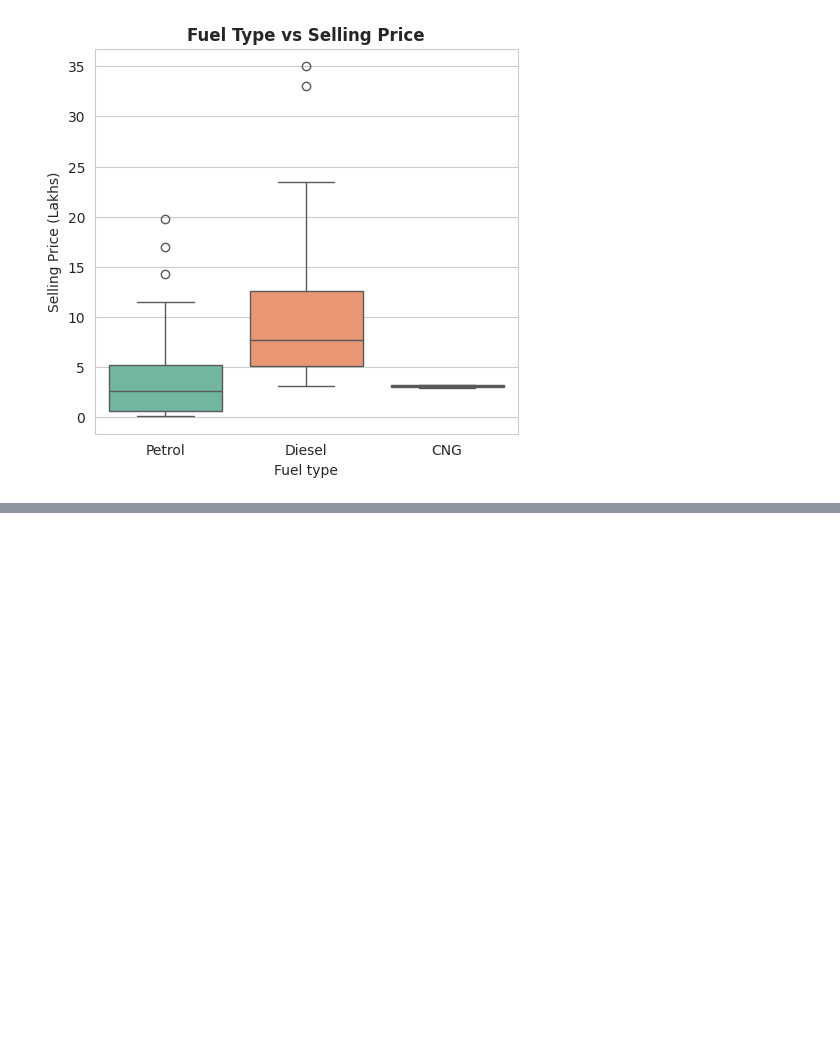
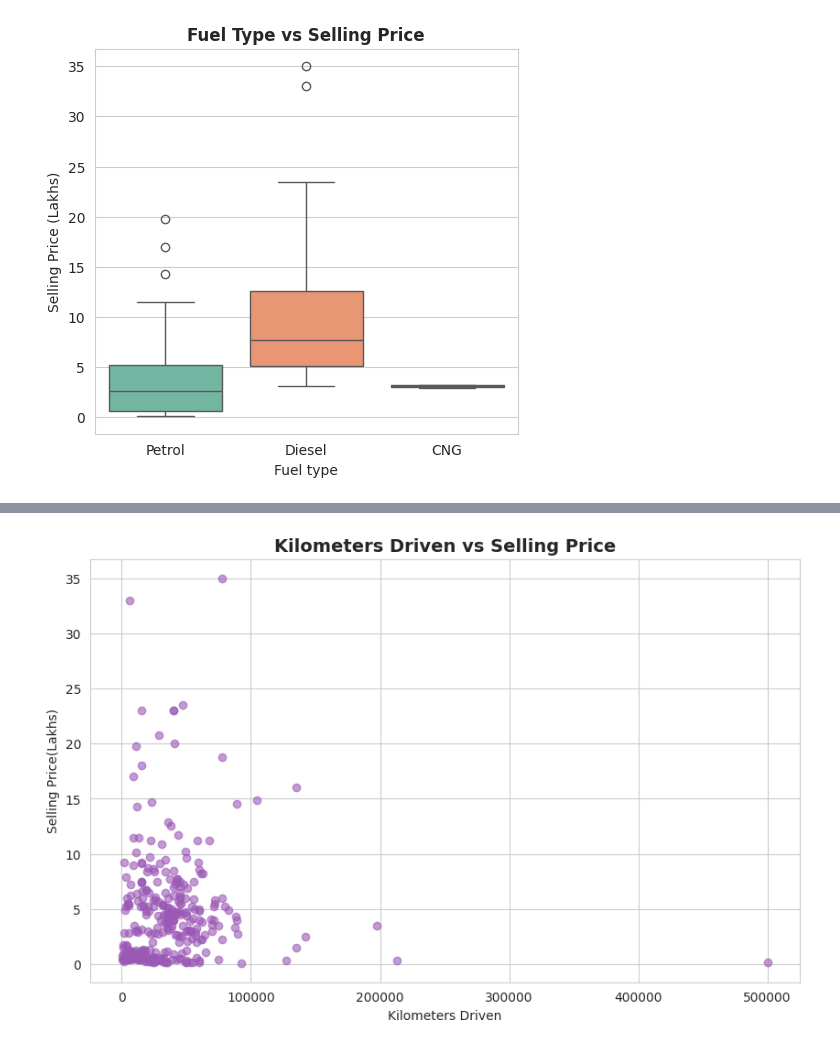
Before and after one commit to Ankush0071/Car-price-prediction-project-, a Jupyter notebook: Car_price_prediction_project_.ipynb, the cells around one changed output, grey strips where cells are left out. Saved outputs shown, nothing was run; the diff lists cells and outputs as text; code cells hidden in the pictures; blank space fills up the shorter version.

```diff
--- a/Car_price_prediction_project_.ipynb
+++ b/Car_price_prediction_project_.ipynb
@@ -125,0 +147,11 @@ Text(0, 0.5, 'Selling Price (Lakhs)')
+# %%
+#Kms driven vs Selling Price
+
+plt.figure(figsize=(10,6))
+plt.scatter(car_dataset['Kms_Driven'], car_dataset['Selling_Price'], alpha=0.6, c='#9b59b6')
+plt.title('Kilometers Driven vs Selling Price',fontsize=14, fontweight='bold')
+plt.xlabel('Kilometers Driven')
+plt.ylabel('Selling Price(Lakhs)')
+plt.show()
+# %% [output]
+[figure, added]
```
Also changed, not shown: parts of 3 cells of this notebook.
